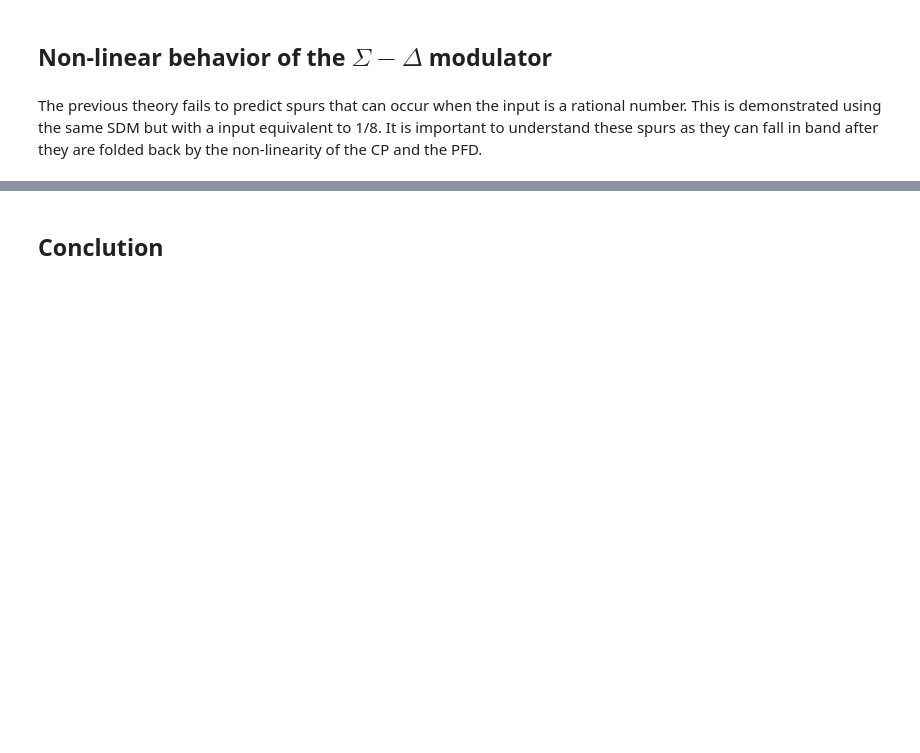
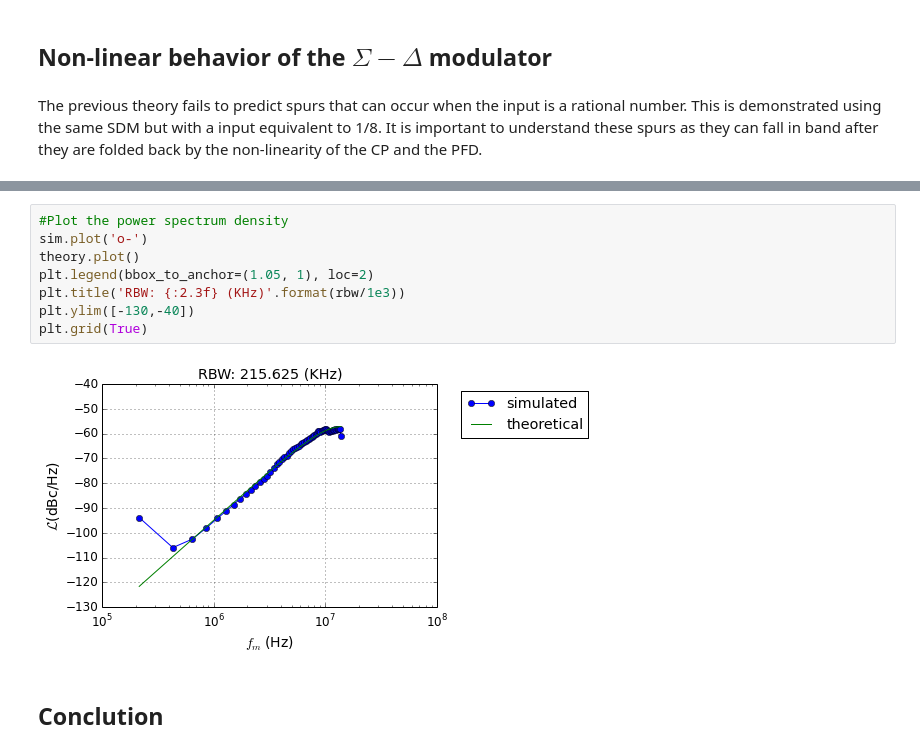
Before and after one commit to gitter-badger/plldesigner, a Jupyter notebook: notebooks/Sigma_delta_noise_in_fractional_PLLs.ipynb, the cells around one changed output, grey strips where cells are left out. Drawn from its saved outputs; the diff is of its cells as text; blank space fills up the shorter version.

```diff
--- a/notebooks/Sigma_delta_noise_in_fractional_PLLs.ipynb
+++ b/notebooks/Sigma_delta_noise_in_fractional_PLLs.ipynb
@@ -255,3 +252,13 @@ Mean value of the sequence: 0.25001
+# %%
+#Plot the power spectrum density
+sim.plot('o-')
+theory.plot()
+plt.legend(bbox_to_anchor=(1.05, 1), loc=2)
+plt.title('RBW: {:2.3f} (KHz)'.format(rbw/1e3))
+plt.ylim([-130,-40])
+plt.grid(True)
+# %% [output]
+[figure, added]
 # %% [markdown]
 ## Conclution
 # %% [markdown]
```
Also changed, not shown: parts of 13 cells of this notebook.
